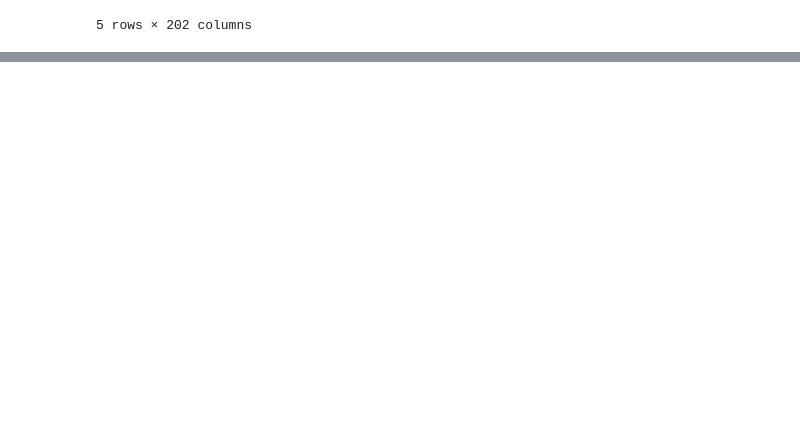
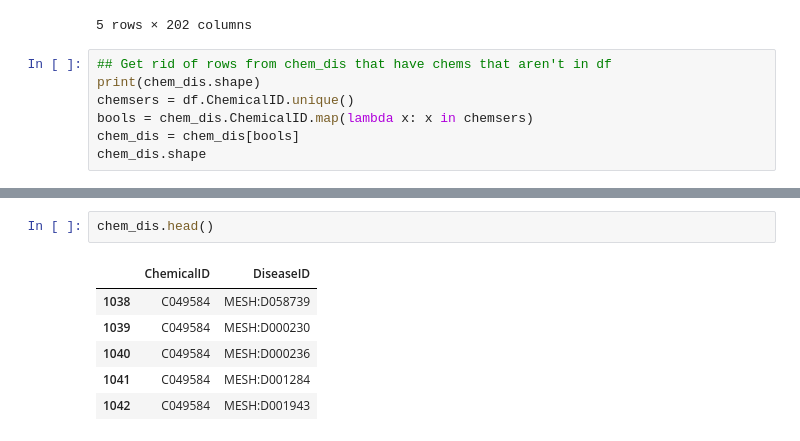
Before and after one commit to colemai/msc-thesis, a Jupyter notebook: opa/opa-nn.ipynb, the cells around one changed output, grey strips where cells are left out. Saved outputs shown, nothing was run; the diff lists cells and outputs as text; blank space fills up the shorter version.

```diff
--- a/opa/opa-nn.ipynb
+++ b/opa/opa-nn.ipynb
@@ -55,3 +70,10 @@ df.head()
 | 3 | C088658 | -1.5123323e-02,-3.2596567e-01,-1.... | -1.5123323e-02 | -3.2596567e-01 | -1.0544300e+00 | 2.0313551e-01 | 3.5050040e-01 | -8.2078874e-01 | 8.6272287e-01 | 3.4606051e-01 | ... | ... |
 | 4 | D014635 | -6.37703110e-03,-4.31791008e-01,-... | -6.37703110e-03 | -4.31791008e-01 | -1.22665536e+00 | 1.68801114e-01 | 4.97640580e-01 | -9.30020690e-01 | 8.01523268e-01 | 5.06105006e-01 | ... | ... |
 5 rows × 202 columns
+# %%
+## Get rid of rows from chem_dis that have chems that aren't in df
+print(chem_dis.shape)
+chemsers = df.ChemicalID.unique()
+bools = chem_dis.ChemicalID.map(lambda x: x in chemsers)
+chem_dis = chem_dis[bools]
+chem_dis.shape
@@ -66,0 +113,9 @@ diseases.head()
+# %%
+chem_dis.head()
+# %% [output]
+|  | ChemicalID | DiseaseID |
+| 1038 | C049584 | MESH:D058739 |
+| 1039 | C049584 | MESH:D000230 |
+| 1040 | C049584 | MESH:D000236 |
+| 1041 | C049584 | MESH:D001284 |
+| 1042 | C049584 | MESH:D001943 |
```
Also changed, not shown: parts of 11 cells of this notebook, 1 other file.
